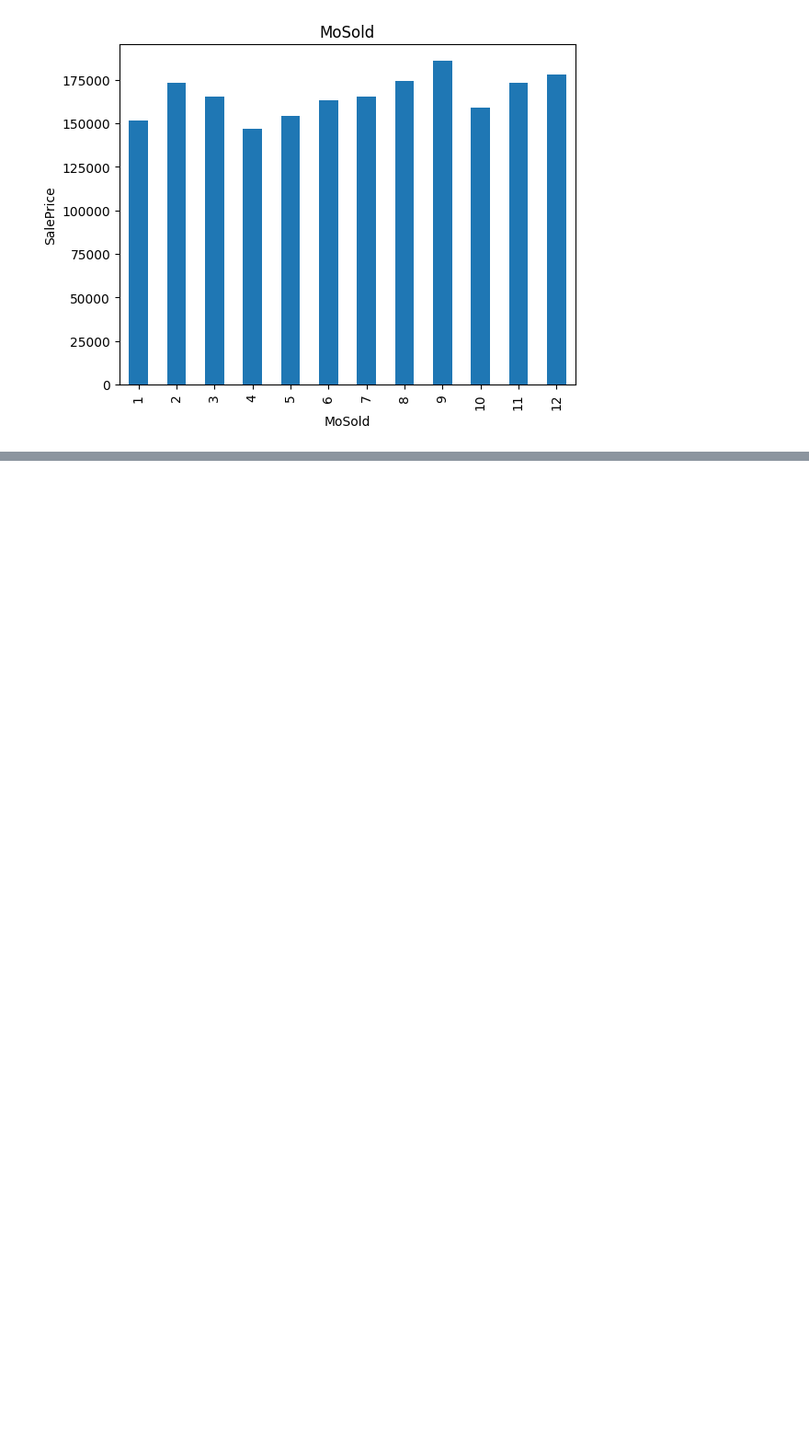
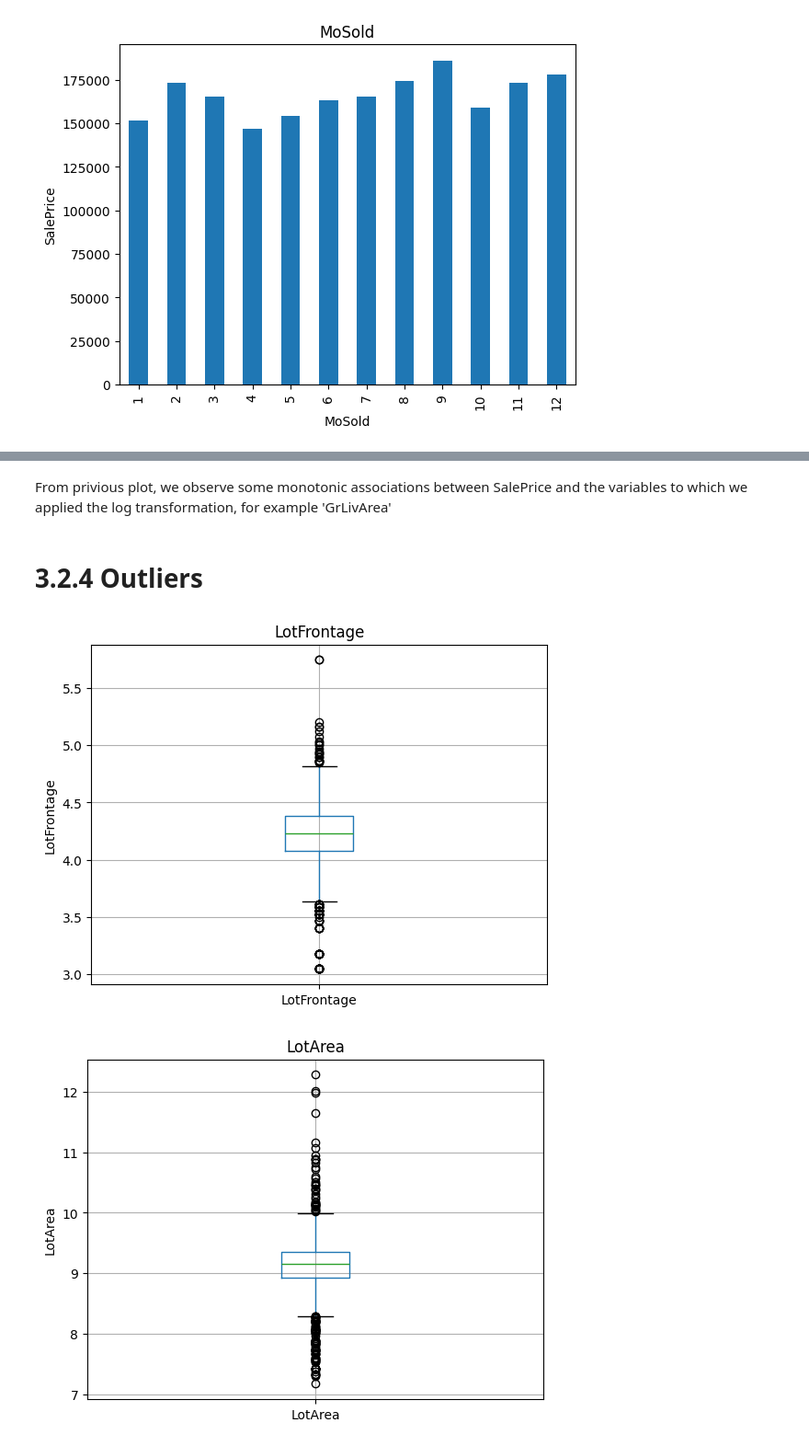
Before and after one commit to adwiza/rl, a Jupyter notebook: HousePrice.ipynb, the cells around one changed output, grey strips where cells are left out. Shown at 92% size. Saved outputs shown, nothing was run; the diff lists cells and outputs as text; code cells hidden in the pictures; blank space fills up the shorter version.

```diff
--- a/HousePrice.ipynb
+++ b/HousePrice.ipynb
@@ -202,0 +275,25 @@ for var in discrete_vars:
+# %% [markdown]
+From privious plot, we observe some monotonic associations between SalePrice and the variables to which we applied the log transformation, for example 'GrLivArea'
+# %% [markdown]
+# 3.2.4 Outliers
+# %%
+# Let's make boxplots to visualise outliers in continuous variables
+
+def find_outliers(df, var):
+    df = df.copy()
+
+    # Log does not take negative values, so let's be careful and skip those variables
+    if 0 in data[var].unique():
+        pass
+    else:
+        df[var] = np.log(df[var])
+        df.boxplot(column=var)
+        plt.title(var)
+        plt.ylabel(var)
+        plt.show()
+
+for var in cont_vars:
+    find_outliers(data, var)
+# %% [output]
+[figure, added]
+[figure, added]
```
Also changed, not shown: parts of 16 cells of this notebook, 1 other file.
